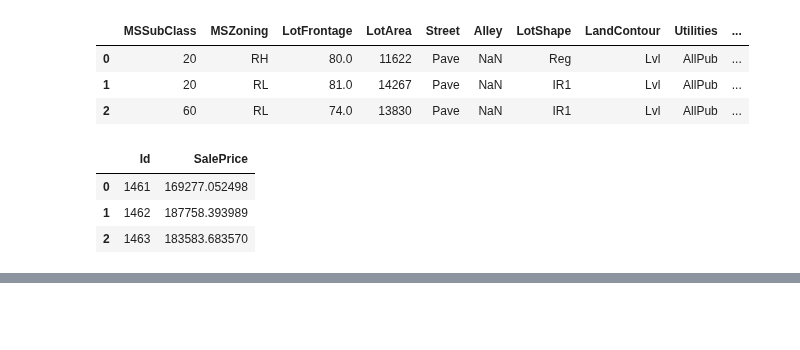
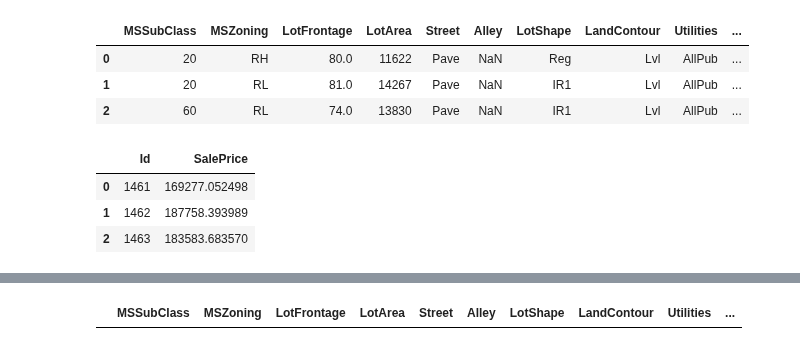
Before and after one commit to kumaramardeep342/Kaggle-Data-Science-Learning, a Jupyter notebook: house-prices-art-rf-gradient-boosting.ipynb, the cells around one changed output, grey strips where cells are left out. Drawn from its saved outputs; the diff is of its cells as text; code cells hidden in the pictures; blank space fills up the shorter version.

```diff
--- a/house-prices-art-rf-gradient-boosting.ipynb
+++ b/house-prices-art-rf-gradient-boosting.ipynb
@@ -78,0 +144,6 @@ submission.head(3)
+# %%
+#  train dataset - displaying rows if any have duplicate rows
+train_duplicated_rows=train[train.duplicated()]
+train_duplicated_rows
+# %% [output]
+|  | MSSubClass | MSZoning | LotFrontage | LotArea | Street | Alley | LotShape | LandContour | Utilities | ... |
```
Also changed, not shown: parts of 6 cells of this notebook.
